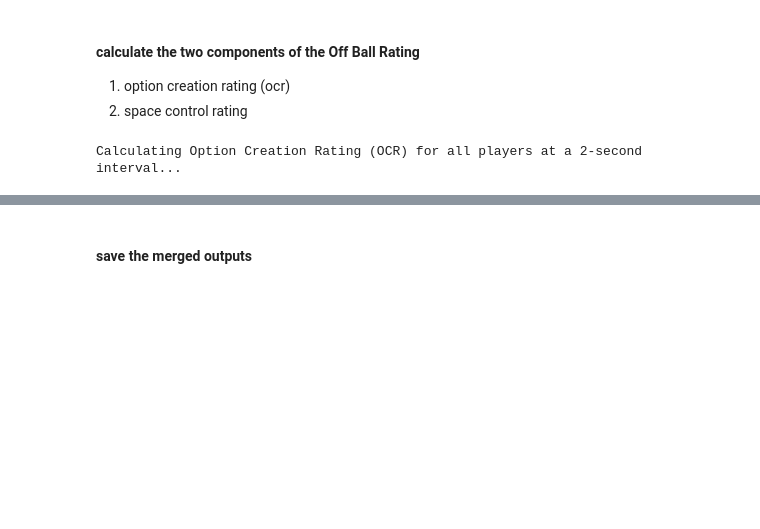
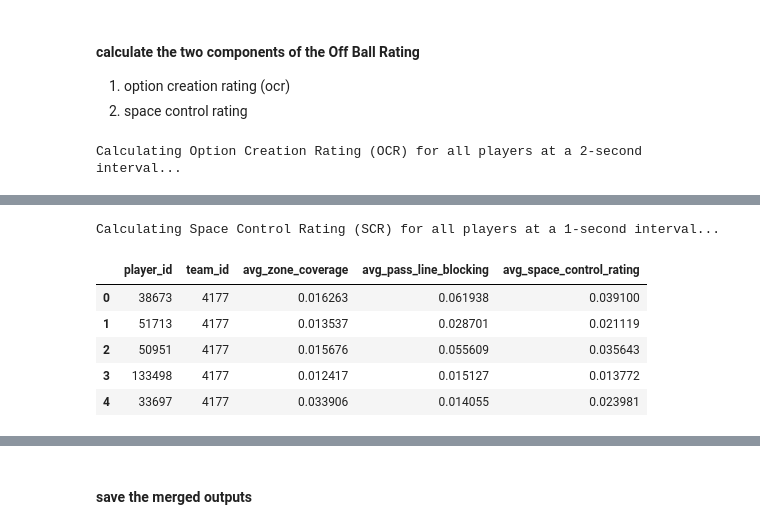
Before and after one commit to akedjouadj/skillcorner_pysport_analytics_cup_research, a Jupyter notebook: submission.ipynb, the cells around one changed output, grey strips where cells are left out. Drawn from its saved outputs; the diff is of its cells as text; code cells hidden in the pictures; blank space fills up the shorter version.

```diff
--- a/submission.ipynb
+++ b/submission.ipynb
@@ -53,2 +55,17 @@ Calculating Space Control Rating (SCR) for all players at a 1-second interval...
+# %%
+# scr
+defense_rating = DefenseRating(config.FIELD_LENGTH, config.FIELD_WIDTH)
+scr_df, scr_seq = defense_rating.get_scr(tracking_df)
+# %% [output]
+Calculating Space Control Rating (SCR) for all players at a 1-second interval...
+# %%
+scr_df.head()
+# %% [output]
+|  | player_id | team_id | avg_zone_coverage | avg_pass_line_blocking | avg_space_control_rating |
+| 0 | 38673 | 4177 | 0.016263 | 0.061938 | 0.039100 |
+| 1 | 51713 | 4177 | 0.013537 | 0.028701 | 0.021119 |
+| 2 | 50951 | 4177 | 0.015676 | 0.055609 | 0.035643 |
+| 3 | 133498 | 4177 | 0.012417 | 0.015127 | 0.013772 |
+| 4 | 33697 | 4177 | 0.033906 | 0.014055 | 0.023981 |
 # %%
 # merge the outputs
```
Also changed, not shown: parts of 11 cells of this notebook, 31 other files.
